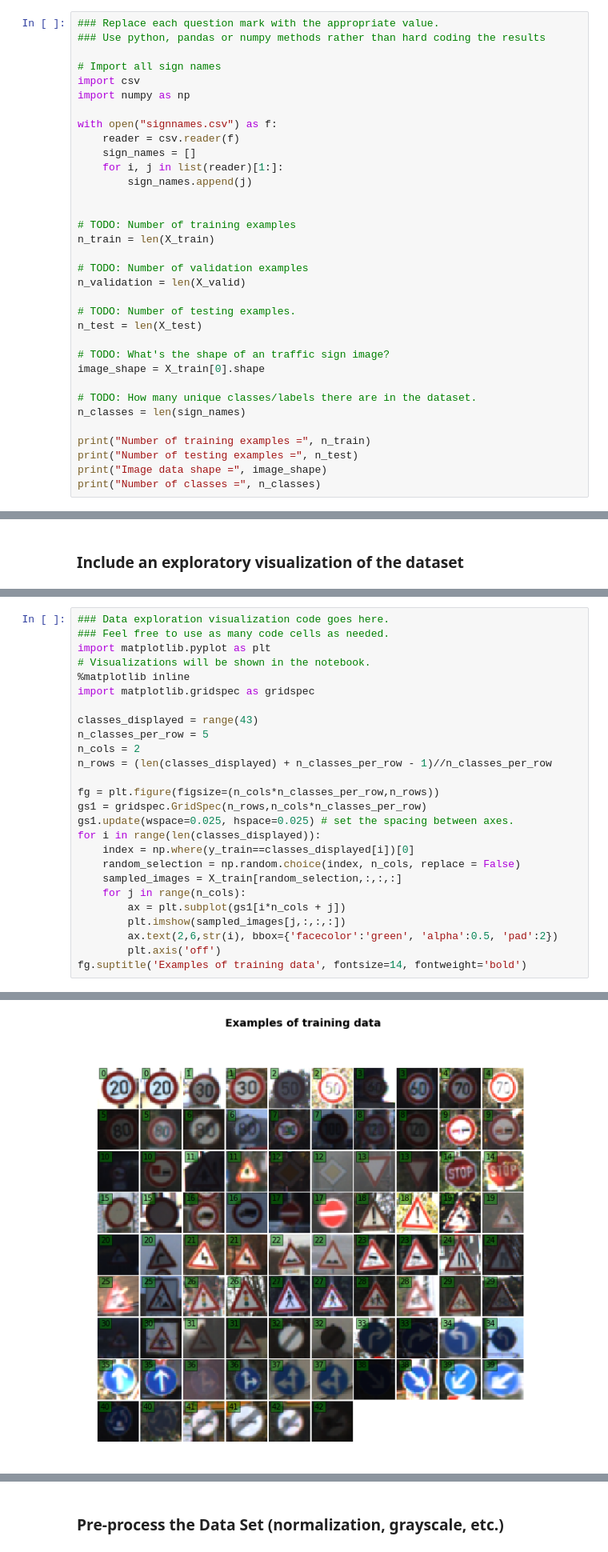
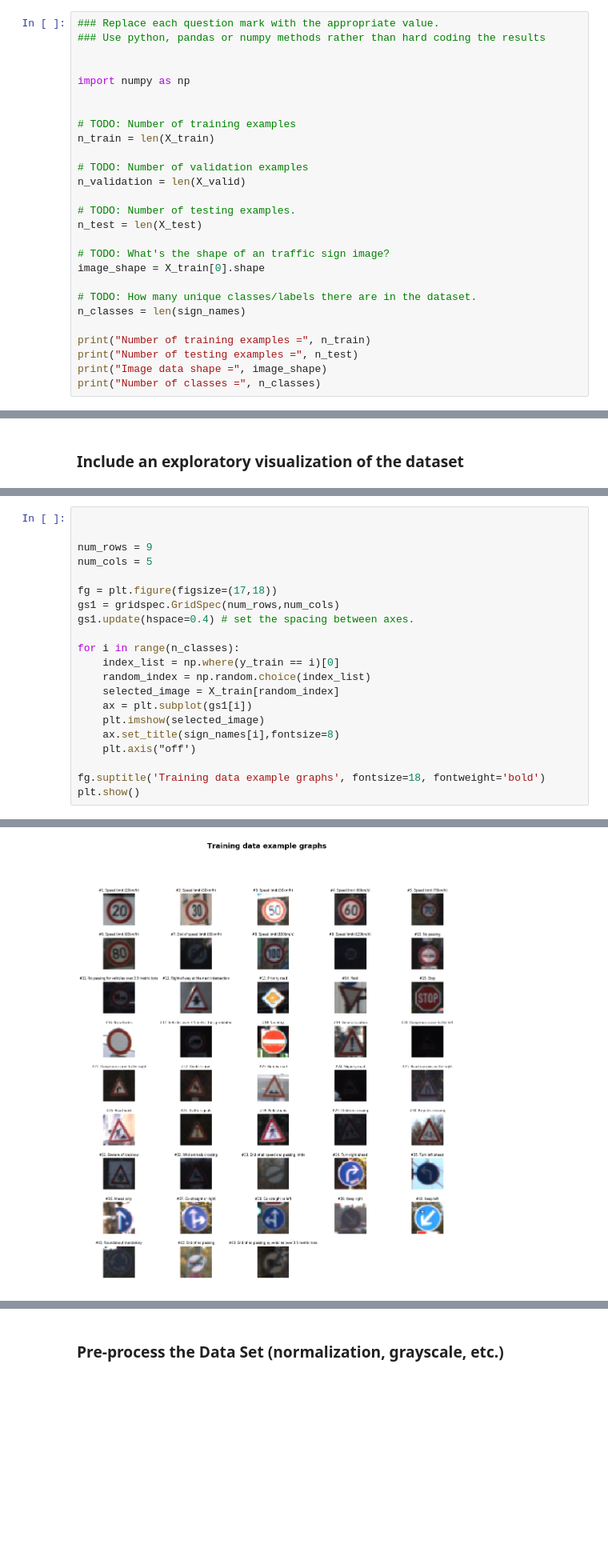
Before and after one commit to lingyun-wu/CarND-Project-02, a Jupyter notebook: Traffic_Sign_Classifier.ipynb, the cells around one changed output, grey strips where cells are left out. Shown: that part at 80% size. Cells and saved outputs as stored; diff of their text form; blank space fills up the shorter version.

```diff
--- a/Traffic_Sign_Classifier.ipynb
+++ b/Traffic_Sign_Classifier.ipynb
@@ -58,15 +62,8 @@ Complete the basic data summary below. Use python, numpy and/or pandas methods t
 ### Replace each question mark with the appropriate value.
 ### Use python, pandas or numpy methods rather than hard coding the results
 
-# Import all sign names
-import csv
+
 import numpy as np
-
-with open("signnames.csv") as f:
-    reader = csv.reader(f)
-    sign_names = []
-    for i, j in list(reader)[1:]:
-        sign_names.append(j)
 
 
 # TODO: Number of training examples
@@ -104,27 +128,22 @@ The [Matplotlib](http://matplotlib.org/) [examples](http://matplotlib.org/exampl
 # %%
-### Data exploration visualization code goes here.
-### Feel free to use as many code cells as needed.
-import matplotlib.pyplot as plt
-# Visualizations will be shown in the notebook.
-%matplotlib inline
-import matplotlib.gridspec as gridspec
 
-classes_displayed = range(43)
-n_classes_per_row = 5
-n_cols = 2
-n_rows = (len(classes_displayed) + n_classes_per_row - 1)//n_classes_per_row
 
-fg = plt.figure(figsize=(n_cols*n_classes_per_row,n_rows))
-gs1 = gridspec.GridSpec(n_rows,n_cols*n_classes_per_row)
-gs1.update(wspace=0.025, hspace=0.025) # set the spacing between axes.
-for i in range(len(classes_displayed)):
-    index = np.where(y_train==classes_displayed[i])[0]
-    random_selection = np.random.choice(index, n_cols, replace = False)
-    sampled_images = X_train[random_selection,:,:,:]
-    for j in range(n_cols):
-        ax = plt.subplot(gs1[i*n_cols + j])
-        plt.imshow(sampled_images[j,:,:,:])
-        ax.text(2,6,str(i), bbox={'facecolor':'green', 'alpha':0.5, 'pad':2})
-        plt.axis('off')
-fg.suptitle('Examples of training data', fontsize=14, fontweight='bold')
+num_rows = 9
+num_cols = 5
+
+fg = plt.figure(figsize=(17,18))
+gs1 = gridspec.GridSpec(num_rows,num_cols)
+gs1.update(hspace=0.4) # set the spacing between axes.
+
+for i in range(n_classes):
+    index_list = np.where(y_train == i)[0]
+    random_index = np.random.choice(index_list)
+    selected_image = X_train[random_index]
+    ax = plt.subplot(gs1[i])
+    plt.imshow(selected_image)
+    ax.set_title(sign_names[i],fontsize=8)
+    plt.axis("off')
+
+fg.suptitle('Training data example graphs', fontsize=18, fontweight='bold')
+plt.show()
 # %% [output]
@@ -132,4 +150,4 @@ Text(0.5,0.98,'Examples of training data')
-[figure, old version]
+[figure, new version]
 # %% [markdown]
 ----
 
```
Also changed, not shown: parts of 6 cells of this notebook, 4 other files.
